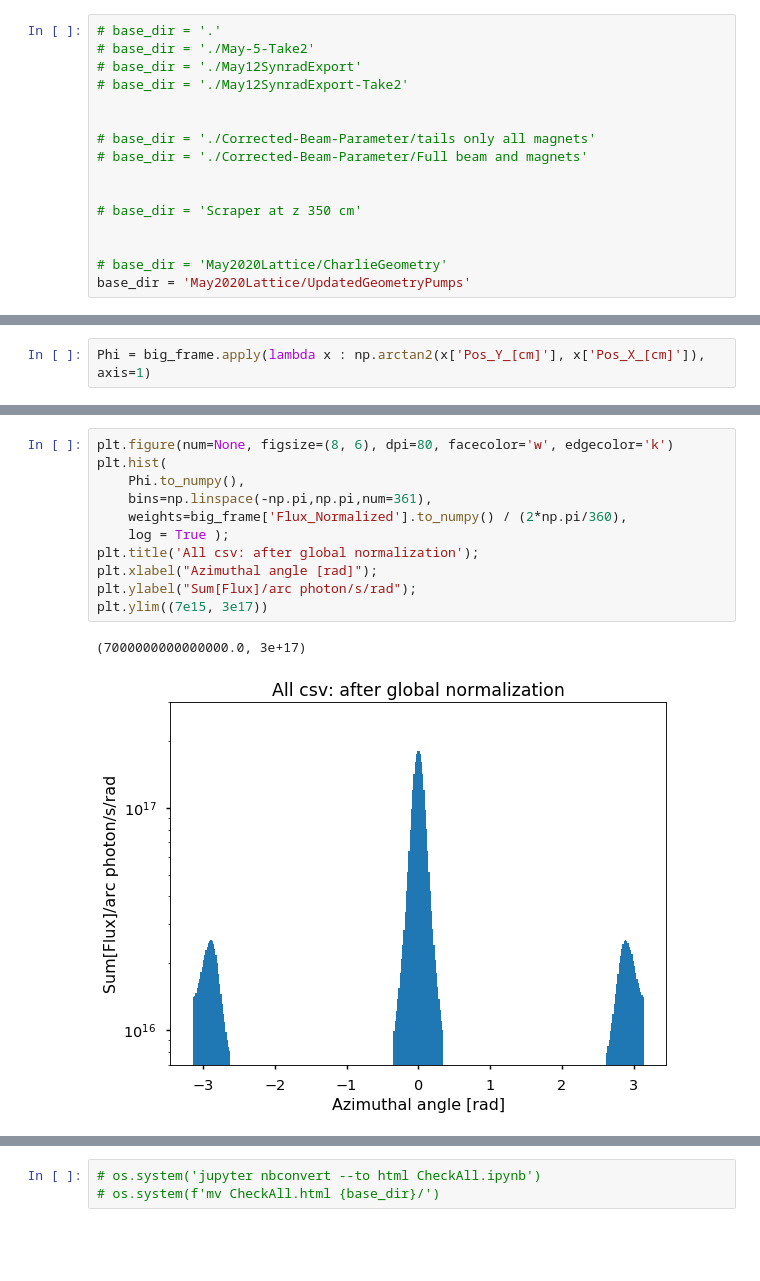
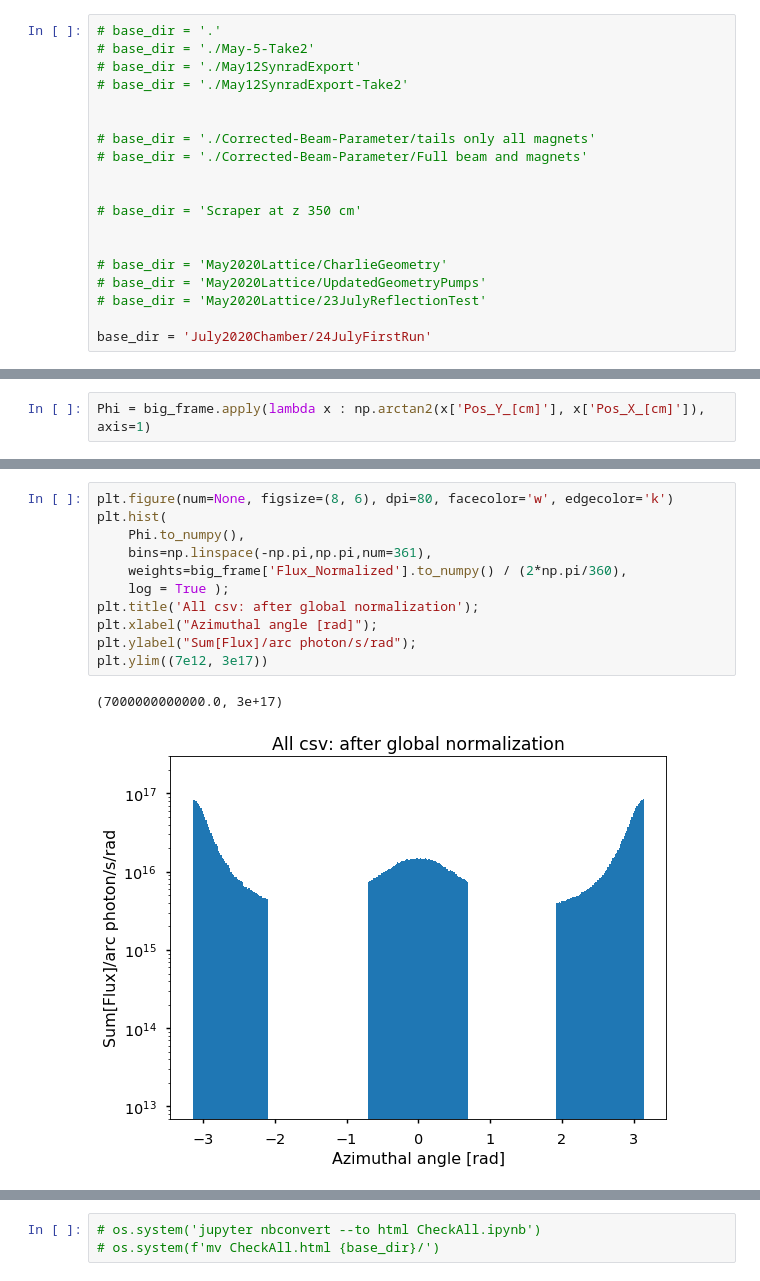
Before and after one commit to blackcathj/SynRad, a Jupyter notebook: CheckAll.ipynb, the cells around one changed output, grey strips where cells are left out. Saved outputs shown, nothing was run; the diff lists cells and outputs as text; blank space fills up the shorter version.

Commit message:
July lattice

```diff
--- a/CheckAll.ipynb
+++ b/CheckAll.ipynb
@@ -23,7 +23,10 @@ mpl.style.use('seaborn-talk')
 
 
 # base_dir = 'May2020Lattice/CharlieGeometry'
-base_dir = 'May2020Lattice/UpdatedGeometryPumps'
+# base_dir = 'May2020Lattice/UpdatedGeometryPumps'
+# base_dir = 'May2020Lattice/23JulyReflectionTest'
+
+base_dir = 'July2020Chamber/24JulyFirstRun'
 # %%
 df_flux = pd.read_excel(os.path.join(base_dir, 'Flux per facet.xlsx')  )
 
@@ -205,17 +219,17 @@ plt.ylabel("Sum[Flux]/arc photon/s/rad");
 # %%
 plt.figure(num=None, figsize=(8, 6), dpi=80, facecolor='w', edgecolor='k')
 plt.hist(
     Phi.to_numpy(),
     bins=np.linspace(-np.pi,np.pi,num=361),
     weights=big_frame['Flux_Normalized'].to_numpy() / (2*np.pi/360),
     log = True );
 plt.title('All csv: after global normalization');
 plt.xlabel("Azimuthal angle [rad]");
 plt.ylabel("Sum[Flux]/arc photon/s/rad");
-plt.ylim((7e15, 3e17))
+plt.ylim((7e12, 3e17))
 # %% [output]
-(7000000000000000.0, 3e+17)
+(7000000000000.0, 3e+17)
-[figure, old version]
+[figure, new version]
 # %%
 plt.figure(num=None, figsize=(8, 6), dpi=80, facecolor='w', edgecolor='k')
 plt.hist(
```
Also changed, not shown: parts of 18 cells of this notebook, 5 other files.
